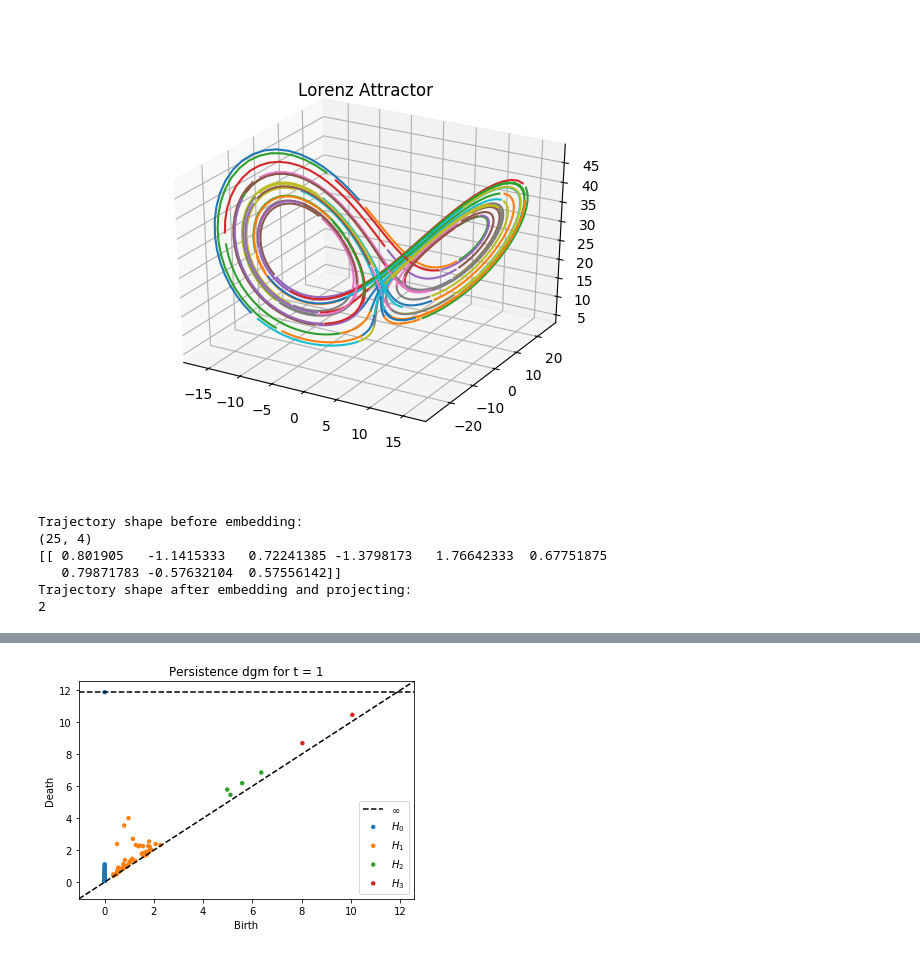
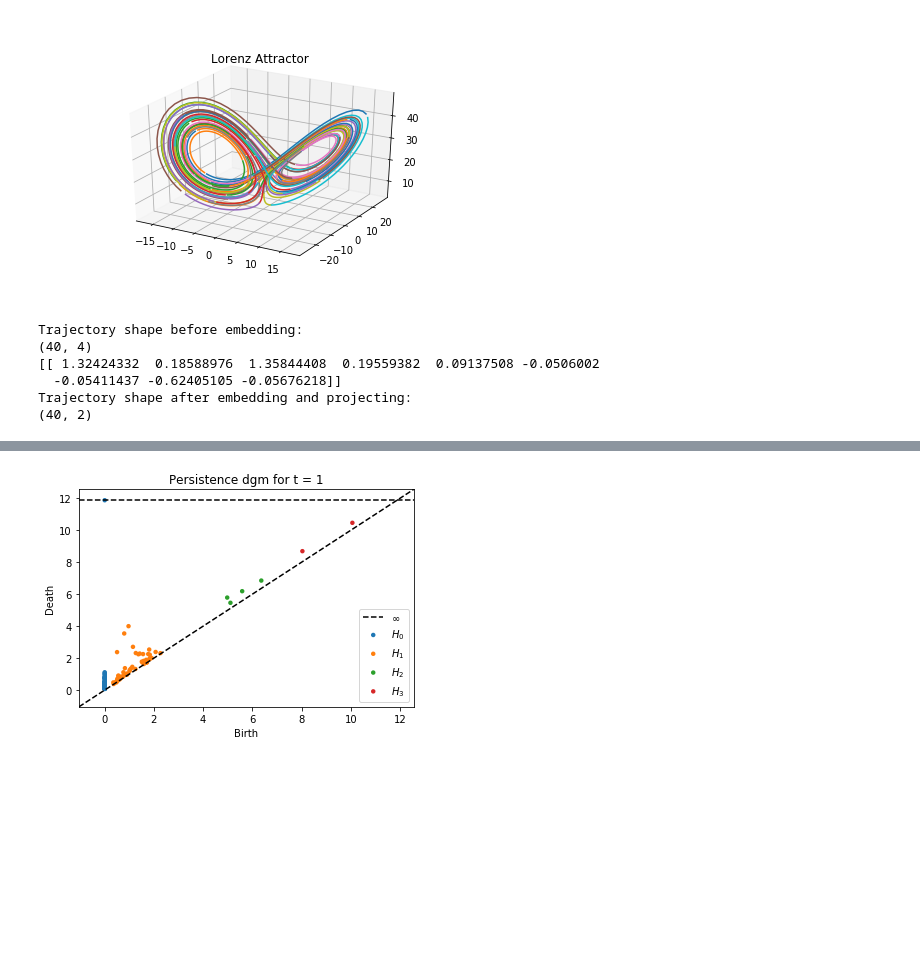
Before and after one commit to Mishalassif/Traj2Phase, a Jupyter notebook: examples/lorenz/lorenz_attractor_hd.ipynb, the cells around one changed output, grey strips where cells are left out. Drawn from its saved outputs; the diff is of its cells as text; code cells hidden in the pictures; blank space fills up the shorter version.

```diff
--- a/examples/lorenz/lorenz_attractor_hd.ipynb
+++ b/examples/lorenz/lorenz_attractor_hd.ipynb
@@ -47,36 +47,36 @@ The autoreload extension is already loaded. To reload it, use:
 # %%
 from traj2sim import *
 import math
 from mpl_toolkits import mplot3d
 %matplotlib widget
 import numpy as np
 import matplotlib.pyplot as plt
 
-xyzs = xyzs[7500:10000]
-xyz_coords = xyz_coords[7500:10000]
+xyzs = xyzs[5000:10000]
+xyz_coords = xyz_coords[5000:10000]
 num_steps = len(xyzs)
 #num_steps=num_steps-5000
 
 traj_list = []
 #num_steps=250
-length = 25
+length = 40
 i = 0
 while i+length<num_steps:
     traj_list.append(xyzs[i:i+length])
     i = i+int(1*length)
 
 ax = plt.figure().add_subplot(projection='3d')
 
 for i in range(0,100):
     ax.plot(*xyz_coords[i*length:(i+1)*length].T)
 #ax.set_xlabel("X Axis")
 #ax.set_ylabel("Y Axis")
 #ax.set_zlabel("Z Axis")
 ax.set_title("Lorenz Attractor")
 
 plt.show()
 # %% [output]
-[figure, old version]
+[figure, new version]
 # %%
 print('Trajectory shape before embedding:')
 print(traj_list[0].shape)
@@ -115,11 +115,11 @@ print(traj_list[0].shape)
 #print(np.linalg.norm(traj_list[0][:,1:], axis=1))
 # %% [output]
 Trajectory shape before embedding:
-(25, 4)
-[[ 0.801905   -1.1415333   0.72241385 -1.3798173   1.76642333  0.67751875
-   0.79871783 -0.57632104  0.57556142]]
+(40, 4)
+[[ 1.32424332  0.18588976  1.35844408  0.19559382  0.09137508 -0.0506002
+  -0.05411437 -0.62405105 -0.05676218]]
 Trajectory shape after embedding and projecting:
-2
+(40, 2)
 # %%
 if project == True and traj_list[0].shape[1] > 2:
     ax = plt.figure().add_subplot(projection='3d')
```
Also changed, not shown: parts of 2 cells of this notebook.
